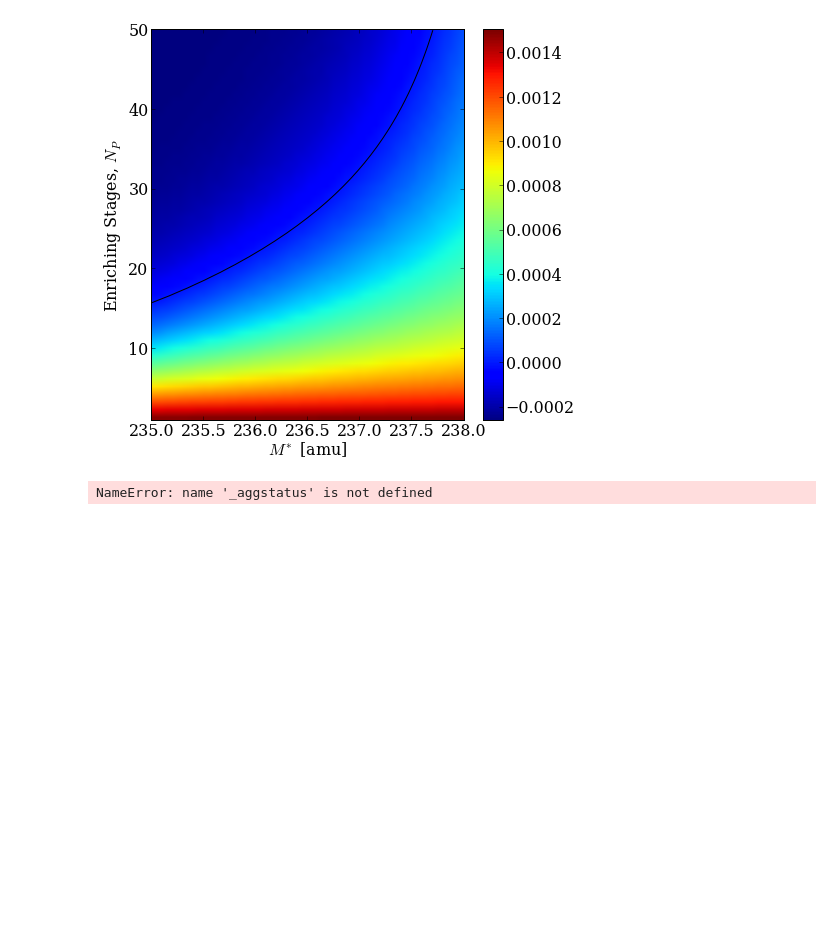
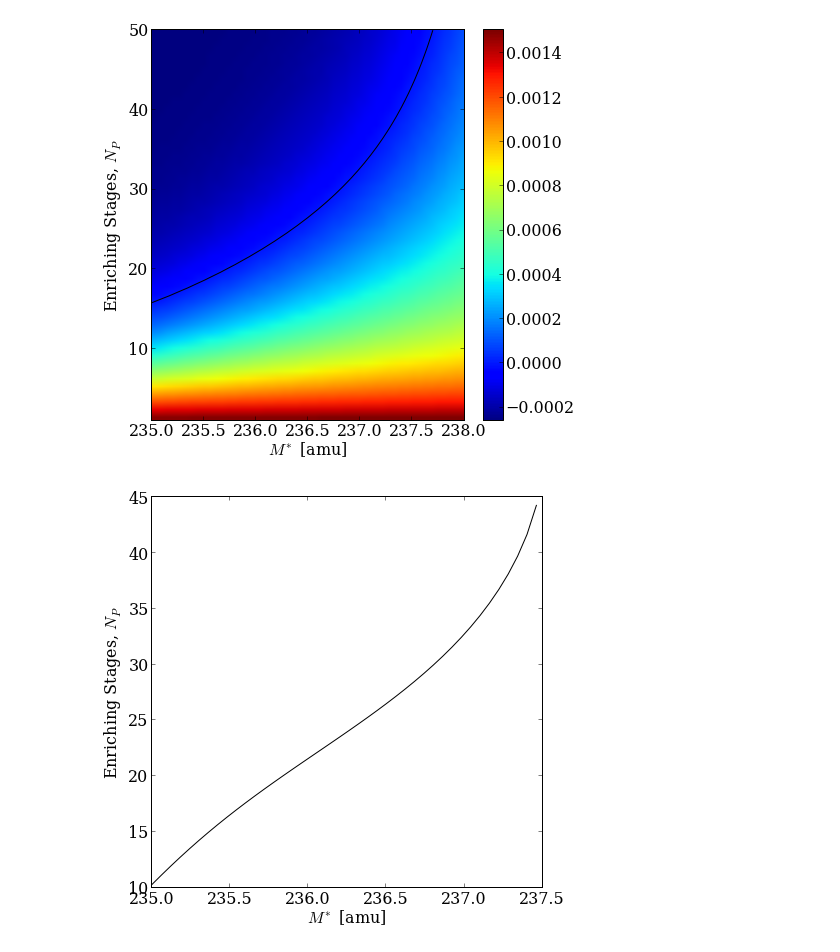
Before and after one commit to scopatz/sme_paper, a Jupyter notebook: data/enrich_multi_sym.ipynb, the cells around one changed output. Cells and saved outputs as stored; diff of their text form; code cells hidden in the pictures; blank space fills up the shorter version.

Commit message:
Made some NP closed figures.

```diff
--- a/data/enrich_multi_sym.ipynb
+++ b/data/enrich_multi_sym.ipynb
@@ -160,14 +160,22 @@ elif 2 == nporder:
     b = d1NP - 2*NP0*d2NP
     c = d0NP - NP0*d1NP + NP0*NP0*d2NP
     # quadratic eq. (minus only)
-    #np_closed = (-b - sqrt(b**2 - 4*a*c)) / (2*a)
-    # However, we need to break up this expr as follows to prevent
-    # a floating point arithmetic bug if b**2 - 4*a*c is very close
-    # to zero but happens to be negative.  LAME!!!
-    np_2a = 2*a
-    np_sqrt_base = b**2 - 4*a*c
-    np_closed = (-NP_b - sqrt(NP_sqrt_base)) / (NP_2a)
+    np_closed = (-b - sqrt(b**2 - 4*a*c)) / (2*a)
 else:
     raise ValueError("nporder must be 1 or 2")
-# %% [output]
-NameError: name '_aggstatus' is not defined
+# %%
+d = dict(duc)
+del d[Mstar]
+eq = np_closed.xreplace(d)
+xx = np.linspace(235.0, 238.0, 51)
+yy = np.array([eq.evalf(subs={Mstar:xi}) for xi in xx], dtype=complex)
+yy.real[yy.imag != 0.0] = np.nan
+yy = yy.real
+# %%
+fig = plt.figure(figsize=(7,7))
+plt.plot(xx, yy, 'k-', figure=fig)
+plt.xlabel('$M^*$ [amu]')
+plt.ylabel('Enriching Stages, $N_P$')
+plt.savefig('../np_closed.eps', bbox_inches='tight')
+# %% [output]
+[figure, added]
```
Also changed, not shown: parts of 1 cell of this notebook, 2 other files.
